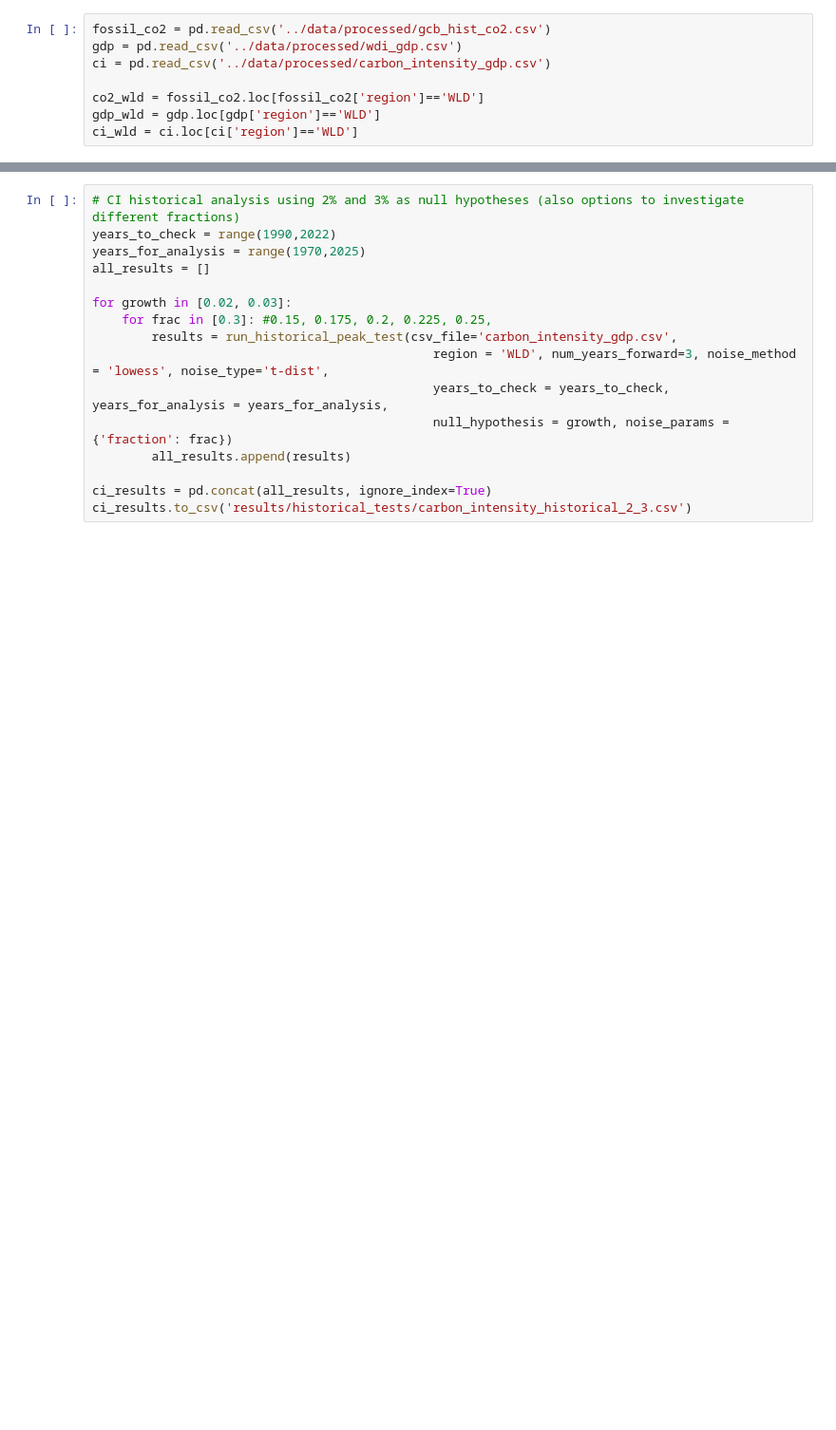
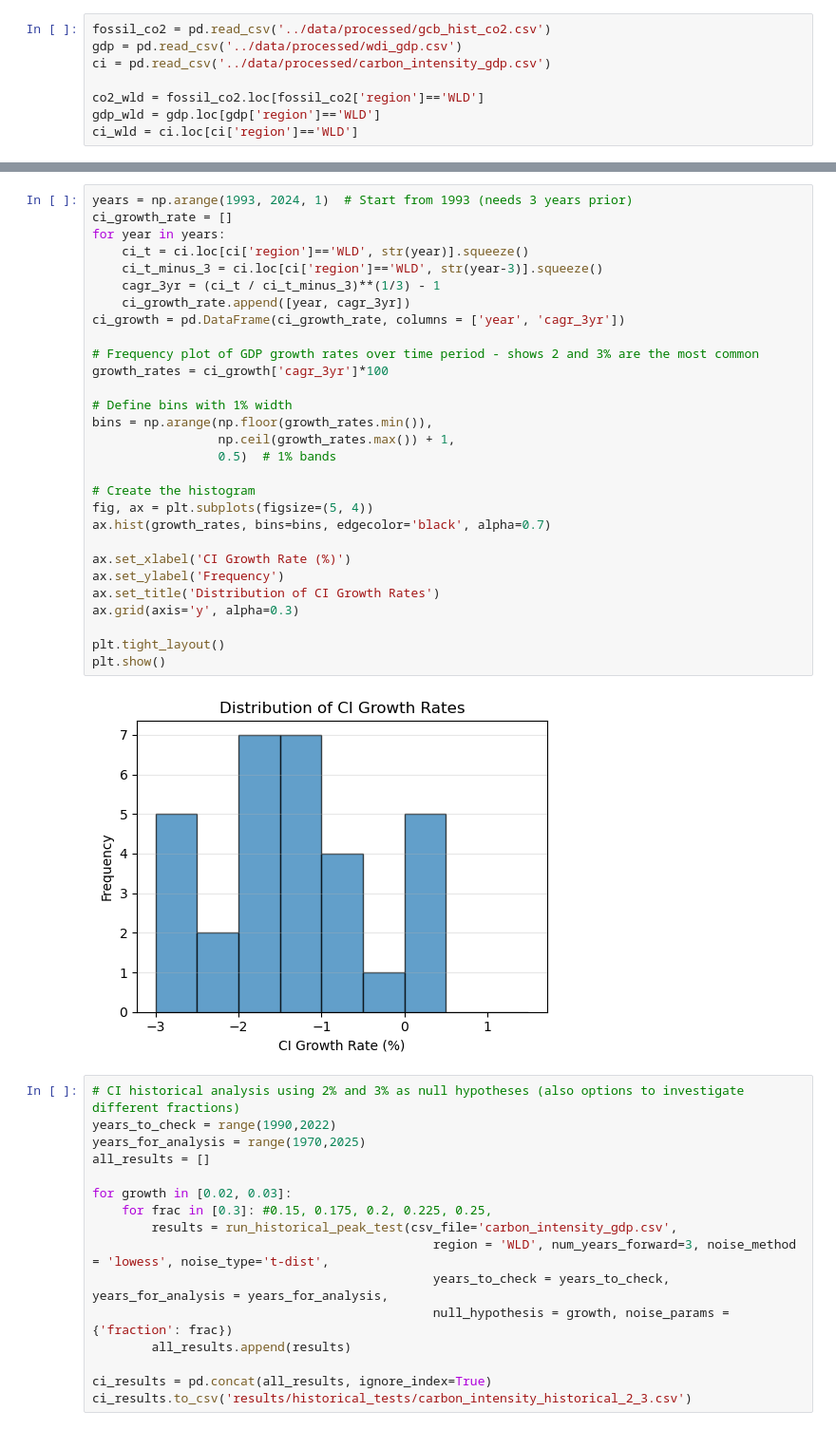
Before and after one commit to nezzag/peaking_test, a Jupyter notebook: notebooks/peaker_historical_tests_clean.ipynb, the cells around one changed output, grey strips where cells are left out. Shown at 95% size. Saved outputs shown, nothing was run; the diff lists cells and outputs as text; blank space fills up the shorter version.

```diff
--- a/notebooks/peaker_historical_tests_clean.ipynb
+++ b/notebooks/peaker_historical_tests_clean.ipynb
@@ -527,3 +578,34 @@ plt.show()
+# %%
+years = np.arange(1993, 2024, 1)  # Start from 1993 (needs 3 years prior)
+ci_growth_rate = []
+for year in years:
+    ci_t = ci.loc[ci['region']=='WLD', str(year)].squeeze()
+    ci_t_minus_3 = ci.loc[ci['region']=='WLD', str(year-3)].squeeze()
+    cagr_3yr = (ci_t / ci_t_minus_3)**(1/3) - 1
+    ci_growth_rate.append([year, cagr_3yr])
+ci_growth = pd.DataFrame(ci_growth_rate, columns = ['year', 'cagr_3yr'])
+
+# Frequency plot of GDP growth rates over time period - shows 2 and 3% are the most common
+growth_rates = ci_growth['cagr_3yr']*100
+
+# Define bins with 1% width
+bins = np.arange(np.floor(growth_rates.min()),
+                 np.ceil(growth_rates.max()) + 1,
+                 0.5)  # 1% bands
+
+# Create the histogram
+fig, ax = plt.subplots(figsize=(5, 4))
+ax.hist(growth_rates, bins=bins, edgecolor='black', alpha=0.7)
+
+ax.set_xlabel('CI Growth Rate (%)')
+ax.set_ylabel('Frequency')
+ax.set_title('Distribution of CI Growth Rates')
+ax.grid(axis='y', alpha=0.3)
+
+plt.tight_layout()
+plt.show()
+# %% [output]
+[figure, added]
 # %%
 # CI historical analysis using 2% and 3% as null hypotheses (also options to investigate different fractions)
 years_to_check = range(1990,2022)
```
Also changed, not shown: parts of 8 cells of this notebook, 3 other files.
